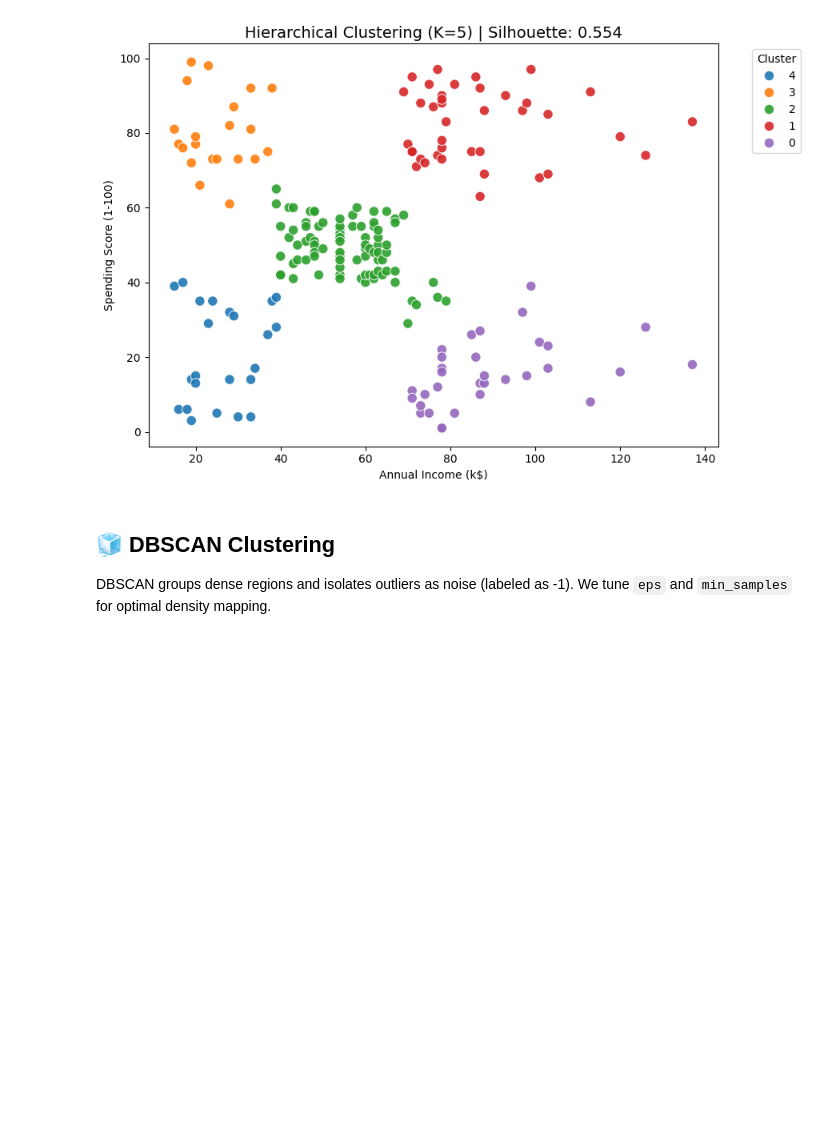
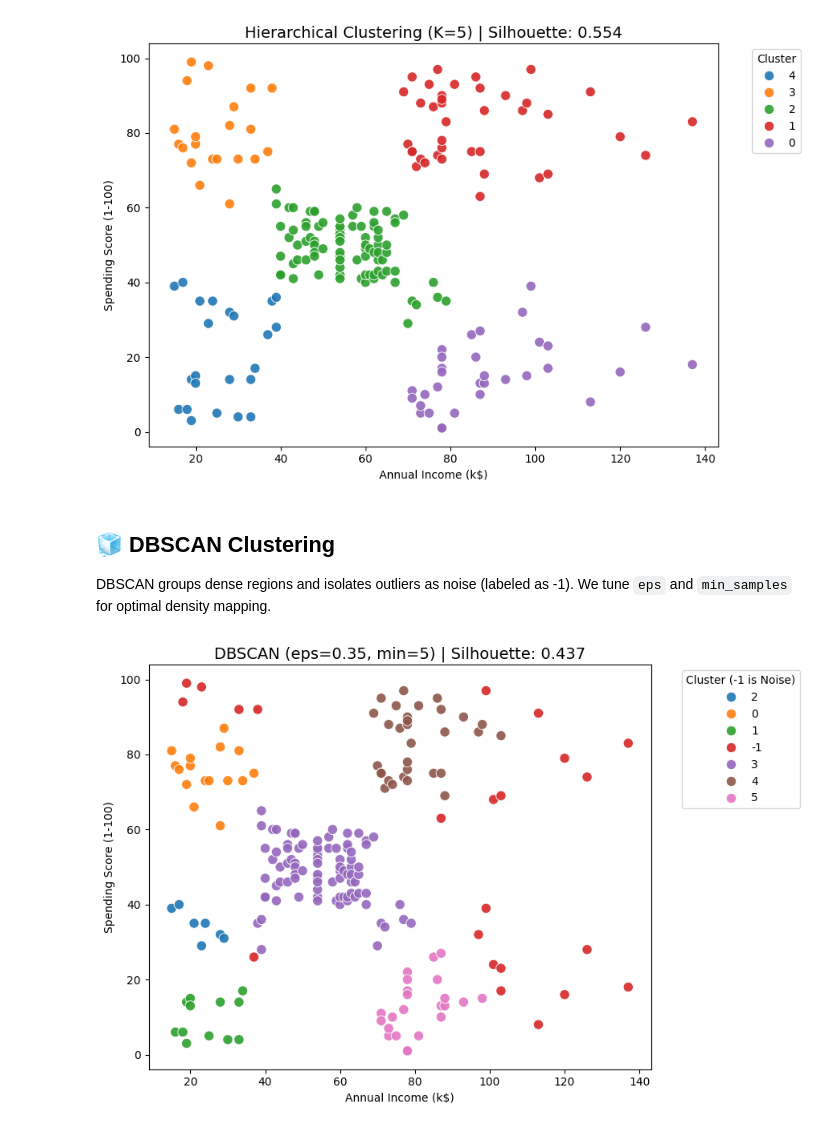
Before and after one commit to itstonywhite/Customer-Segmentation, a Jupyter notebook: Customer Segmentation Models.ipynb, the cells around one changed output. Drawn from its saved outputs; the diff is of its cells as text; code cells hidden in the pictures; blank space fills up the shorter version.

Commit message:
DBSCAN Clustering

```diff
--- a/Customer Segmentation Models.ipynb
+++ b/Customer Segmentation Models.ipynb
@@ -115,3 +115,22 @@ plt.show()
 # %% [markdown]
 ## 🧊 DBSCAN Clustering
 DBSCAN groups dense regions and isolates outliers as noise (labeled as -1). We tune `eps` and `min_samples` for optimal density mapping.
+# %%
+# Final DBSCAN model
+dbscan = DBSCAN(eps=0.35, min_samples=5)
+db_labels = dbscan.fit_predict(X_scaled)
+
+# Calculate silhouette only for actual clusters (ignoring noise)
+if len(set(db_labels)) > 1:
+    db_sil = silhouette_score(X_scaled, db_labels)
+else:
+    db_sil = -1
+
+plt.figure(figsize=(9, 6))
+sns.scatterplot(x=X['Annual Income (k$)'], y=X['Spending Score (1-100)'], hue=db_labels.astype(str), s=80, alpha=0.9)
+plt.title(f'DBSCAN (eps=0.35, min=5) | Silhouette: {db_sil:.3f}', fontsize=14)
+plt.legend(title='Cluster (-1 is Noise)', bbox_to_anchor=(1.05, 1), loc='upper left')
+plt.tight_layout()
+plt.show()
+# %% [output]
+[figure, added]
```
